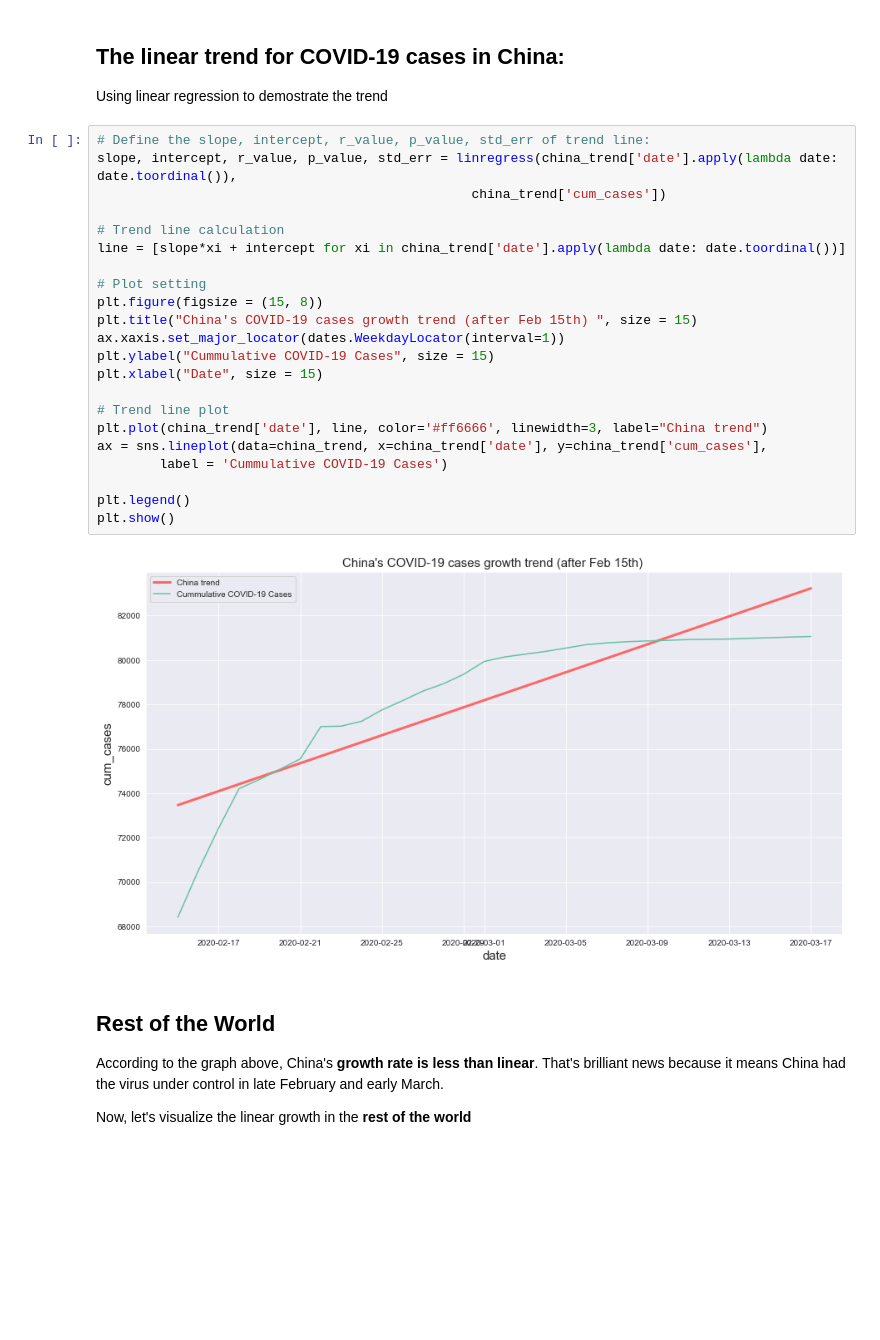
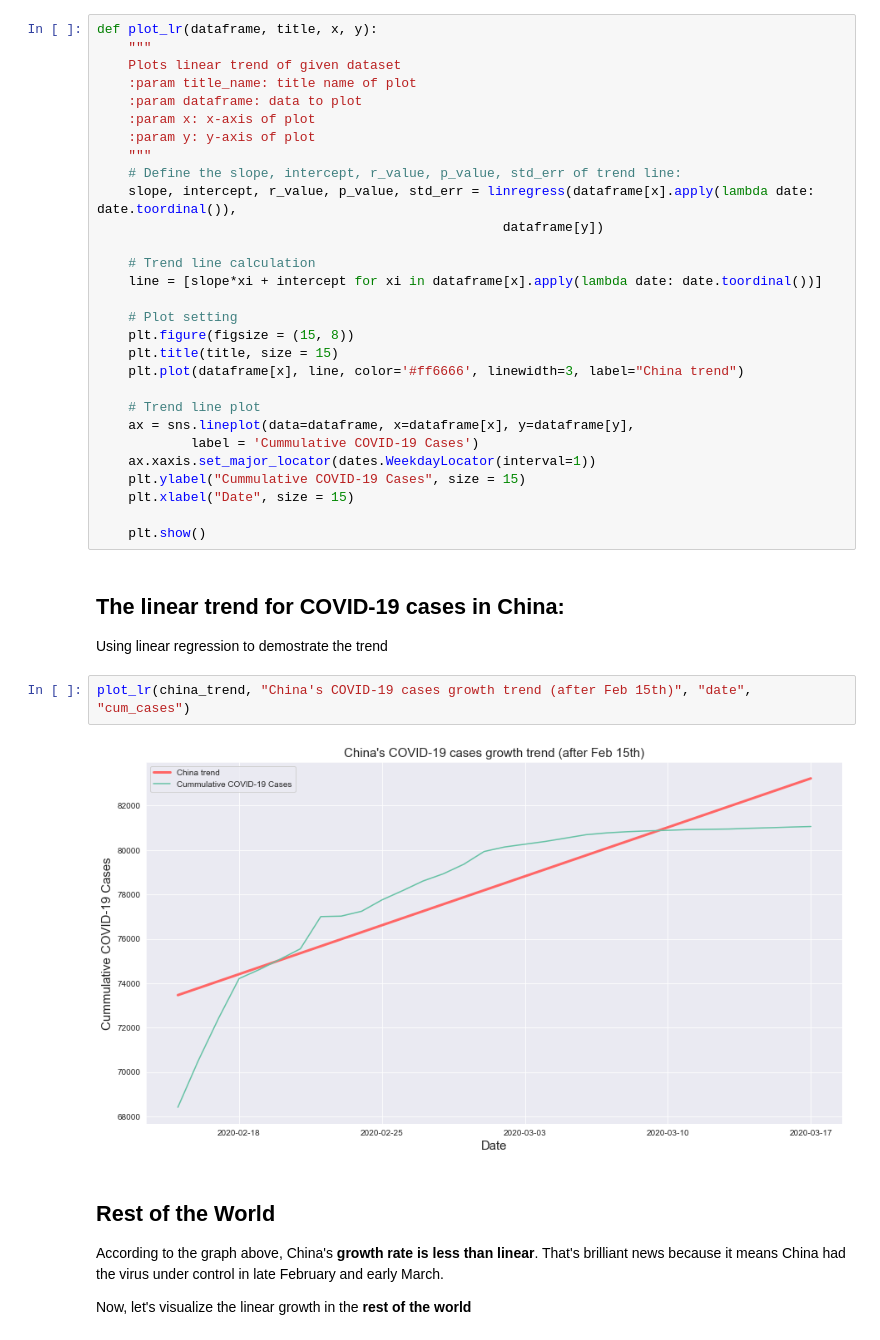
Before and after one commit to sushii2001/COVID-19_Visualization, a Jupyter notebook: covid-19_visualization.ipynb, the cells around one changed output. Saved outputs shown, nothing was run; the diff lists cells and outputs as text; blank space fills up the shorter version.

Commit message:
refactor code for linear regression

```diff
--- a/covid-19_visualization.ipynb
+++ b/covid-19_visualization.ipynb
@@ -194,30 +198,39 @@ pd.options.mode.chained_assignment = 'warn'
+# %%
+def plot_lr(dataframe, title, x, y):
+    """
+    Plots linear trend of given dataset
+    :param title_name: title name of plot
+    :param dataframe: data to plot
+    :param x: x-axis of plot
+    :param y: y-axis of plot
+    """
+    # Define the slope, intercept, r_value, p_value, std_err of trend line:
+    slope, intercept, r_value, p_value, std_err = linregress(dataframe[x].apply(lambda date: date.toordinal()),
+                                                    dataframe[y])
+
+    # Trend line calculation
+    line = [slope*xi + intercept for xi in dataframe[x].apply(lambda date: date.toordinal())]
+
+    # Plot setting
+    plt.figure(figsize = (15, 8))
+    plt.title(title, size = 15)
+    plt.plot(dataframe[x], line, color='#ff6666', linewidth=3, label="China trend")
+
+    # Trend line plot
+    ax = sns.lineplot(data=dataframe, x=dataframe[x], y=dataframe[y],
+            label = 'Cummulative COVID-19 Cases')
+    ax.xaxis.set_major_locator(dates.WeekdayLocator(interval=1))
+    plt.ylabel("Cummulative COVID-19 Cases", size = 15)
+    plt.xlabel("Date", size = 15)
+
+    plt.show()
 # %% [markdown]
 ## The linear trend for COVID-19 cases in <b>China</b>:
 Using linear regression to demostrate the trend
-# %%
-# Define the slope, intercept, r_value, p_value, std_err of trend line:
-slope, intercept, r_value, p_value, std_err = linregress(china_trend['date'].apply(lambda date: date.toordinal()),
-                                                china_trend['cum_cases'])
-
-# Trend line calculation
-line = [slope*xi + intercept for xi in china_trend['date'].apply(lambda date: date.toordinal())]
-
-# Plot setting
-plt.figure(figsize = (15, 8))
-plt.title("China's COVID-19 cases growth trend (after Feb 15th) ", size = 15)
-ax.xaxis.set_major_locator(dates.WeekdayLocator(interval=1))
-plt.ylabel("Cummulative COVID-19 Cases", size = 15)
-plt.xlabel("Date", size = 15)
-
-# Trend line plot
-plt.plot(china_trend['date'], line, color='#ff6666', linewidth=3, label="China trend")
-ax = sns.lineplot(data=china_trend, x=china_trend['date'], y=china_trend['cum_cases'],
-        label = 'Cummulative COVID-19 Cases')
-
-plt.legend()
-plt.show()
-# %% [output]
-[figure, removed]
+# %%
+plot_lr(china_trend, "China's COVID-19 cases growth trend (after Feb 15th)", "date", "cum_cases")
+# %% [output]
+[figure, added]
 # %% [markdown]
 ## Rest of the World
 <p>According to the graph above, China's <b>growth rate is less than linear</b>. That's brilliant news because it means China had the virus under control in late February and early March.</p>
```
Also changed, not shown: parts of 5 cells of this notebook.
